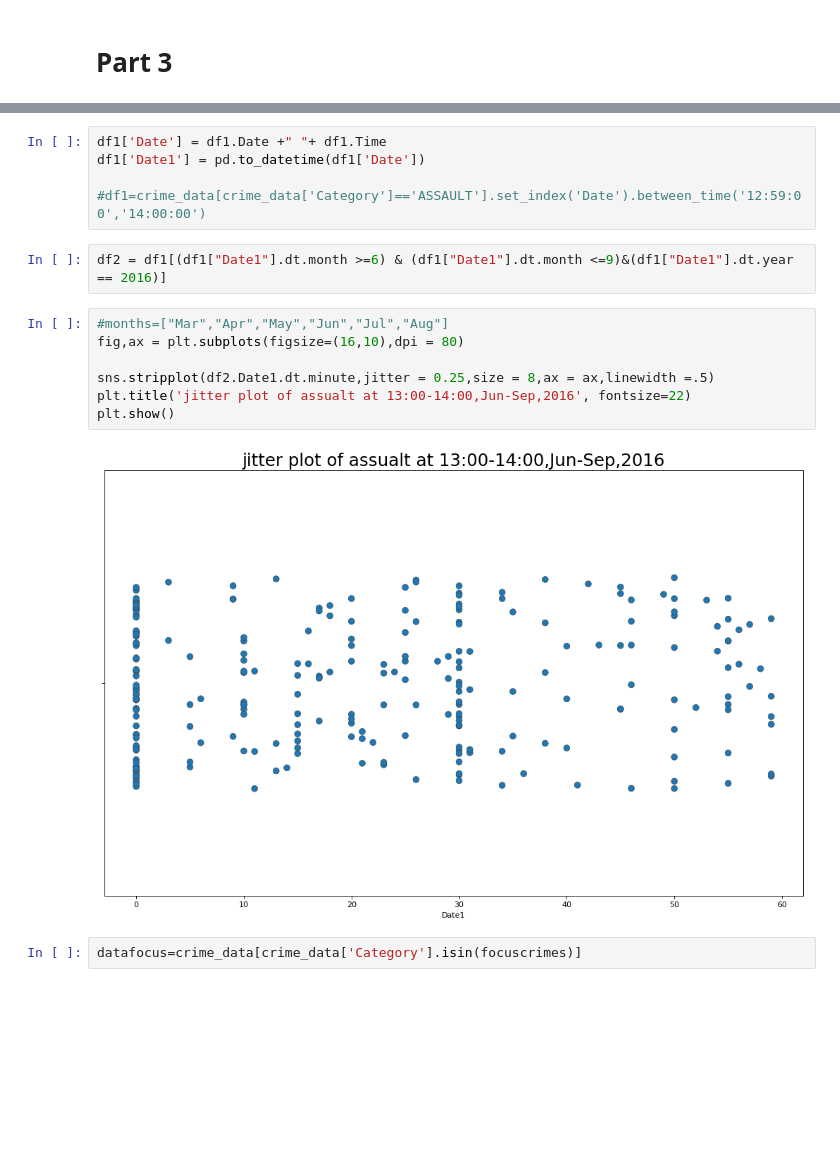
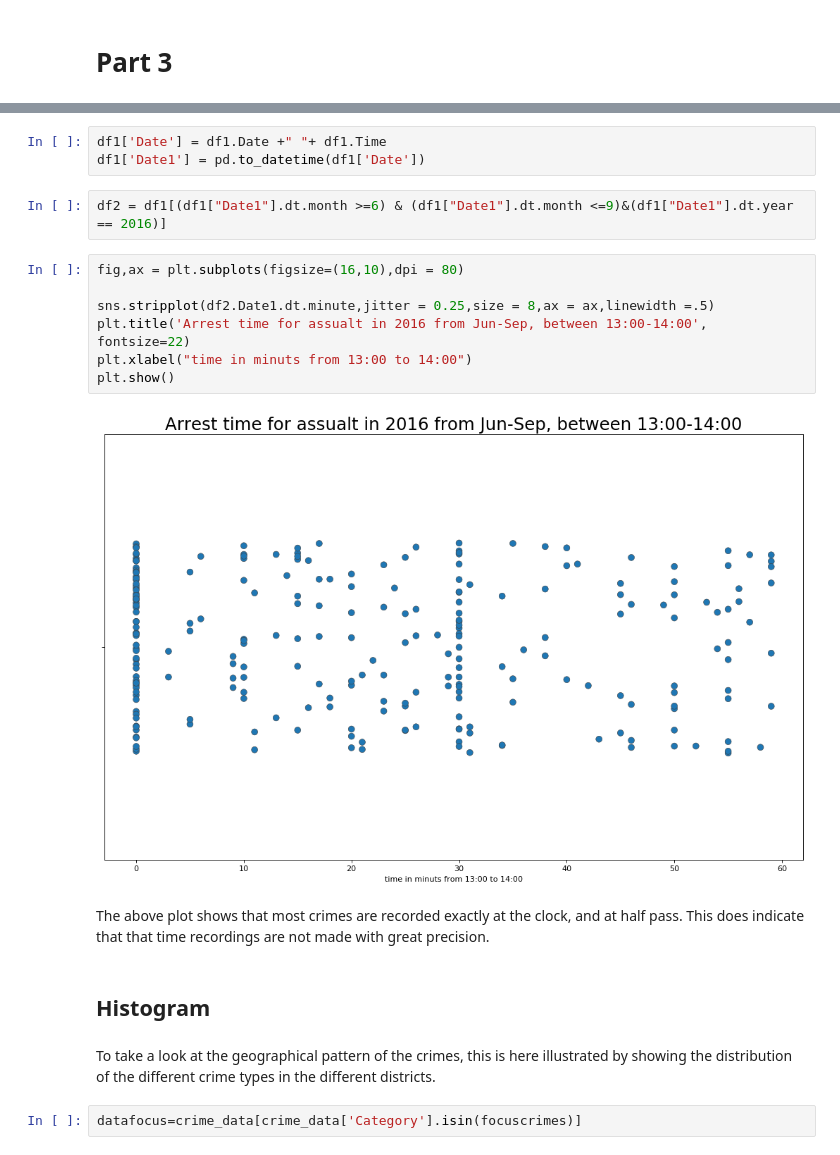
Before and after one commit to LongQin1/02806SocialDataVisualization, a Jupyter notebook: Assignment 1.ipynb, the cells around one changed output, grey strips where cells are left out. Drawn from its saved outputs; the diff is of its cells as text; blank space fills up the shorter version.

```diff
--- a/Assignment 1.ipynb
+++ b/Assignment 1.ipynb
@@ -184,19 +180,23 @@ crime_data
 # %%
 df1['Date'] = df1.Date +" "+ df1.Time
 df1['Date1'] = pd.to_datetime(df1['Date'])
-
-#df1=crime_data[crime_data['Category']=='ASSAULT'].set_index('Date').between_time('12:59:00','14:00:00')
 # %%
 df2 = df1[(df1["Date1"].dt.month >=6) & (df1["Date1"].dt.month <=9)&(df1["Date1"].dt.year == 2016)]
 # %%
-#months=["Mar","Apr","May","Jun","Jul","Aug"]
 fig,ax = plt.subplots(figsize=(16,10),dpi = 80)
 
 sns.stripplot(df2.Date1.dt.minute,jitter = 0.25,size = 8,ax = ax,linewidth =.5)
-plt.title('jitter plot of assualt at 13:00-14:00,Jun-Sep,2016', fontsize=22)
+plt.title('Arrest time for assualt in 2016 from Jun-Sep, between 13:00-14:00', fontsize=22)
+plt.xlabel("time in minuts from 13:00 to 14:00")
 plt.show()
 # %% [output]
-[figure, old version]
+[figure, new version]
+# %% [markdown]
+The above plot shows that most crimes are recorded exactly at the clock, and at half pass. This does indicate that that time recordings are not made with great precision.
+# %% [markdown]
+## Histogram
+# %% [markdown]
+To take a look at the geographical pattern of the crimes, this is here illustrated by showing the distribution of the different crime types in the different districts.
 # %%
 datafocus=crime_data[crime_data['Category'].isin(focuscrimes)]
 # %%
```
Also changed, not shown: parts of 42 cells of this notebook.
